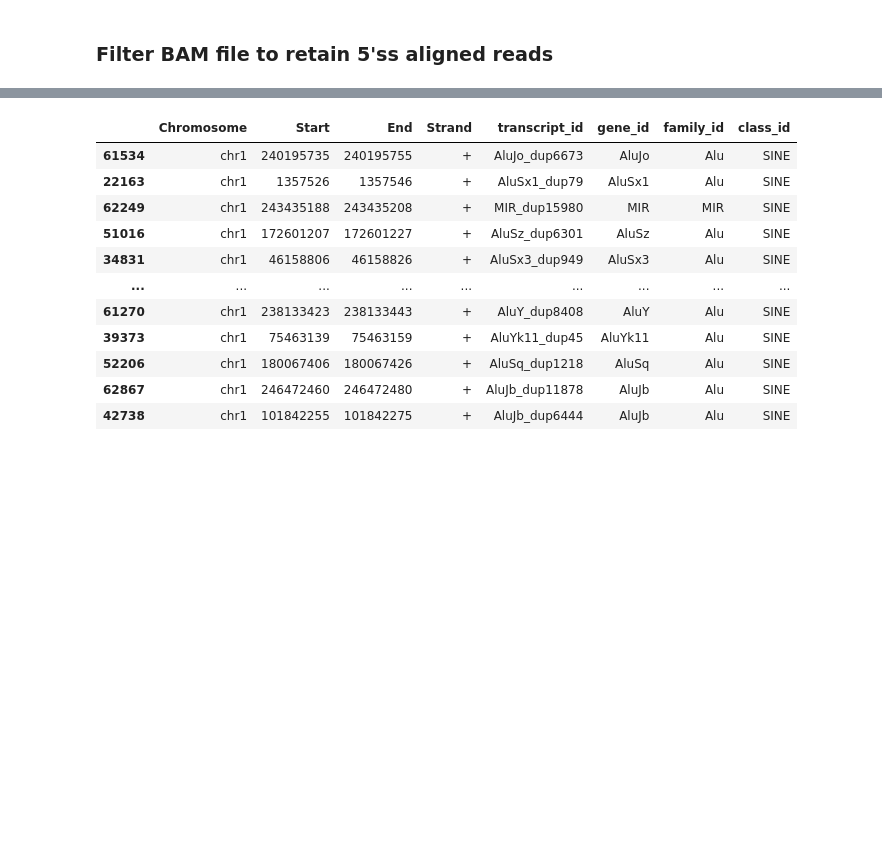
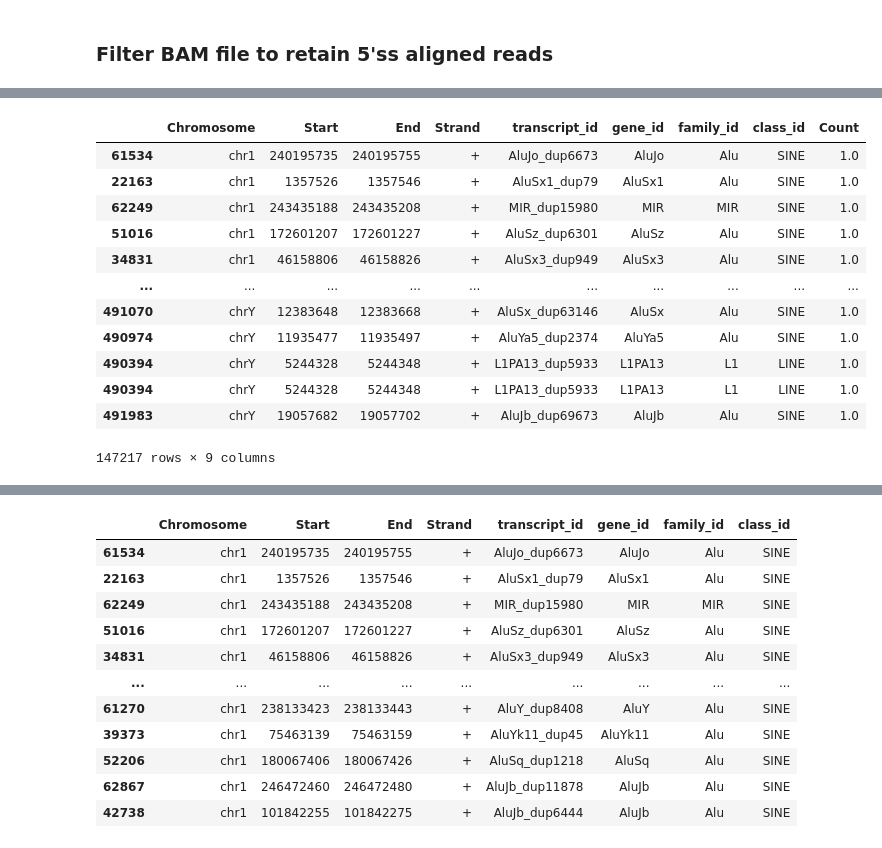
Before and after one commit to dmnburrows/line1_ageing, a Jupyter notebook: te_rna.ipynb, the cells around one changed output, grey strips where cells are left out. Drawn from its saved outputs; the diff is of its cells as text; code cells hidden in the pictures; blank space fills up the shorter version.

```diff
--- a/te_rna.ipynb
+++ b/te_rna.ipynb
@@ -422,12 +421,14 @@ samtools view 1241-GABA.sub.minus.filt.bam |cut -f 1 > read_names.txt
 # %%
+#BEWARY OF NAMING - PLUS AND MINUS!
 #Read in required files for filtering
 bed_pl = pd.read_csv('/cndd3/dburrows/DATA/te/gtf/bed/rmsk.hg38.filt-5ptrim.sort.plus.bed', sep='\t', header=None)
 bed_pl.columns =['Chromosome', 'Start', 'End', 'Strand', 'transcript_id', 'gene_id', 'family_id', 'class_id']
 bed_mi = pd.read_csv('/cndd3/dburrows/DATA/te/gtf/bed/rmsk.hg38.filt-5ptrim.sort.minus.bed',sep='\t', header=None)
 bed_mi.columns =['Chromosome', 'Start', 'End', 'Strand', 'transcript_id', 'gene_id', 'family_id', 'class_id']
 
-bam_pl = pr.read_bam('/cndd3/dburrows/DATA/te/rna/filt.prac/prac/prac.plus.filt.bam', as_df=True)
-bam_mi = pr.read_bam('/cndd3/dburrows/DATA/te/rna/filt.prac/prac/prac.minus.filt.bam', as_df=True)
+bam_pl = pr.read_bam('/cndd3/dburrows/DATA/te/rna/filt.prac/prac/plus.5pfilt.bam', as_df=True) #CHANGE
+bam_mi = pr.read_bam('/cndd3/dburrows/DATA/te/rna/filt.prac/prac/minus.5pfilt.bam', as_df=True) #CHANGE
+
 
 #File checks
 assert sum(bam_pl['Strand'] == '+') == len(bam_pl), 'Some non plus strands assigned to plus bam'
@@ -458,0 +460,25 @@ count_df
+# %%
+pd.options.mode.chained_assignment = None  # default='warn'
+%autoreload
+count_df = pd.DataFrame() #empty count matrix
+
+# Filter out reads that do not overlap with 5' portion of insertion
+for par in par_list:
+    curr_bed = par[0]
+    curr_bam = par[1]
+    curr_name = pd.read_csv(par[2], sep='\t', header=None)
+    assert len(curr_bam) == len(curr_name), 'Bam and UMI files not the same length'
+    curr_bam['UMI']=curr_name[0].values #CHANGE CHANGE CHANGE
+    bam_ll = [[],[]] #empty list of lists to store curr_bam indices
+    if par[3] == 'plus': bam_ind = bam_ll[0]
+    elif par[3] == 'minus': bam_ind = bam_ll[1]
+
+    #Loop through each chromosome
+    chr_unq = np.unique(curr_bam['Chromosome'].values)
+    for i,chr in enumerate(chr_unq):
+        print('Aligning to chromosome ' + chr + ' for ' + par[3] + ' strand')
+
+        #Slice bed/bam files by chromosome
+        chr_bam = curr_bam[curr_bam['Chromosome'] == chr]
+        chr_bed = curr_bed[curr_bed['Chromosome'] == chr]
+        count_df, bam_ind = te.five_prime_align(chr_bam, chr_bed, count_df, bam_ind)
@@ -458,0 +503,16 @@ count_df
+# %%
+count_df[count_df['Strand'] == '+']
+# %% [output]
+|  | Chromosome | Start | End | Strand | transcript_id | gene_id | family_id | class_id | Count |
+| 61534 | chr1 | 240195735 | 240195755 | + | AluJo_dup6673 | AluJo | Alu | SINE | 1.0 |
+| 22163 | chr1 | 1357526 | 1357546 | + | AluSx1_dup79 | AluSx1 | Alu | SINE | 1.0 |
+| 62249 | chr1 | 243435188 | 243435208 | + | MIR_dup15980 | MIR | MIR | SINE | 1.0 |
+| 51016 | chr1 | 172601207 | 172601227 | + | AluSz_dup6301 | AluSz | Alu | SINE | 1.0 |
+| 34831 | chr1 | 46158806 | 46158826 | + | AluSx3_dup949 | AluSx3 | Alu | SINE | 1.0 |
+| ... | ... | ... | ... | ... | ... | ... | ... | ... | ... |
+| 491070 | chrY | 12383648 | 12383668 | + | AluSx_dup63146 | AluSx | Alu | SINE | 1.0 |
+| 490974 | chrY | 11935477 | 11935497 | + | AluYa5_dup2374 | AluYa5 | Alu | SINE | 1.0 |
+| 490394 | chrY | 5244328 | 5244348 | + | L1PA13_dup5933 | L1PA13 | L1 | LINE | 1.0 |
+| 490394 | chrY | 5244328 | 5244348 | + | L1PA13_dup5933 | L1PA13 | L1 | LINE | 1.0 |
+| 491983 | chrY | 19057682 | 19057702 | + | AluJb_dup69673 | AluJb | Alu | SINE | 1.0 |
+147217 rows × 9 columns
```
Also changed, not shown: parts of 61 cells of this notebook, 3 other files.
